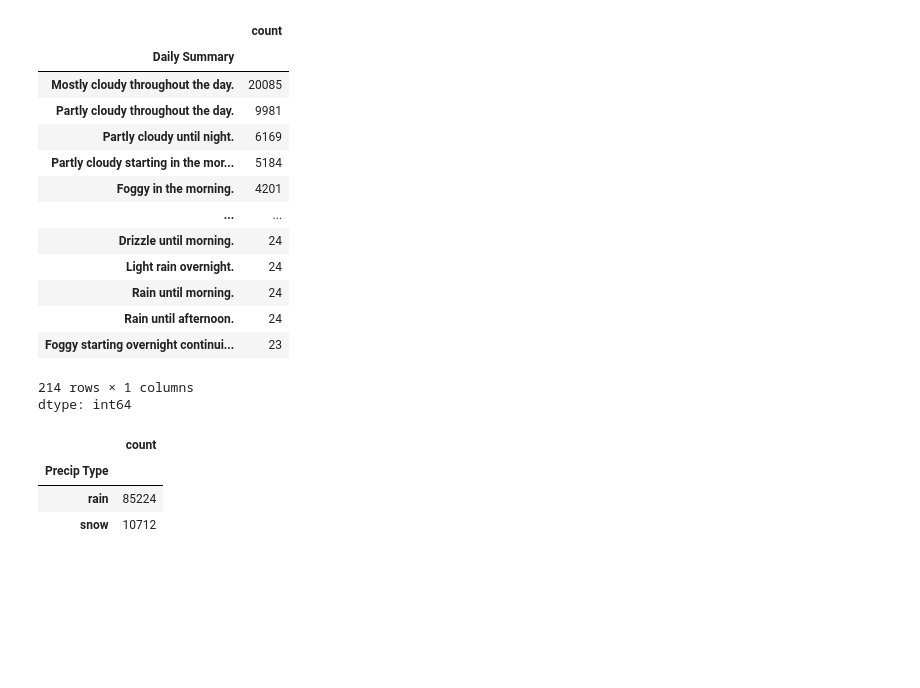
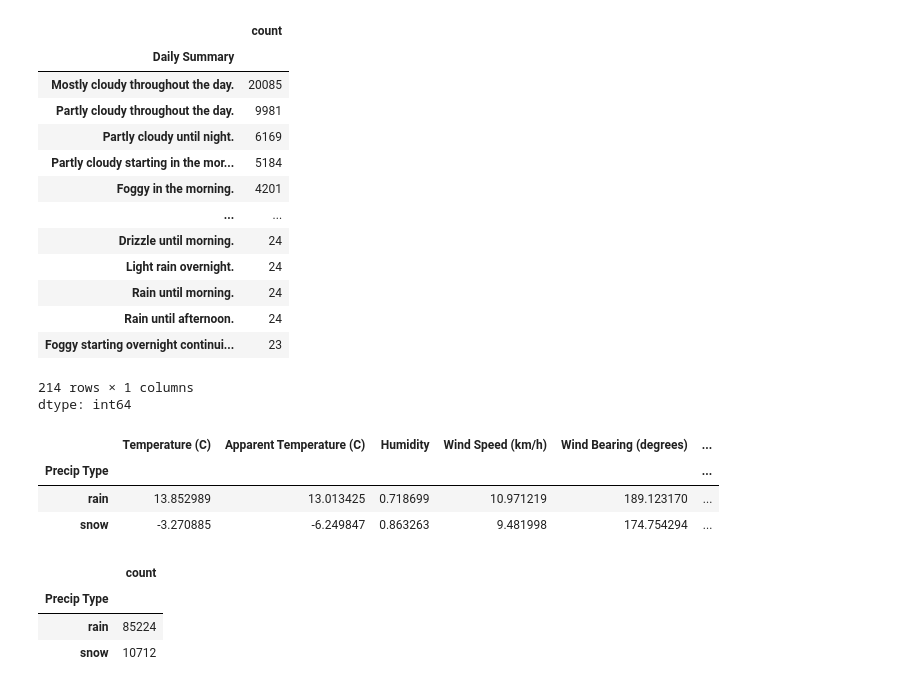
Before and after one commit to AkankshaB123/ML, a Jupyter notebook: WeatherHistory_LinearRegression.ipynb, the cells around one changed output. Cells and saved outputs as stored; diff of their text form; code cells hidden in the pictures; blank space fills up the shorter version.

```diff
--- a/WeatherHistory_LinearRegression.ipynb
+++ b/WeatherHistory_LinearRegression.ipynb
@@ -44,6 +44,13 @@ weather_data['Daily Summary'].value_counts()
 | Foggy starting overnight continui... | 23 |
 214 rows × 1 columns
 dtype: int64
+# %%
+weather_data.groupby(weather_data['Precip Type']).mean(numeric_only=True)
+# %% [output]
+|  | Temperature (C) | Apparent Temperature (C) | Humidity | Wind Speed (km/h) | Wind Bearing (degrees) | ... |
+| Precip Type |  |  |  |  |  | ... |
+| rain | 13.852989 | 13.013425 | 0.718699 | 10.971219 | 189.123170 | ... |
+| snow | -3.270885 | -6.249847 | 0.863263 | 9.481998 | 174.754294 | ... |
 # %%
 weather_data['Precip Type'].value_counts()
 # %% [output]
```
